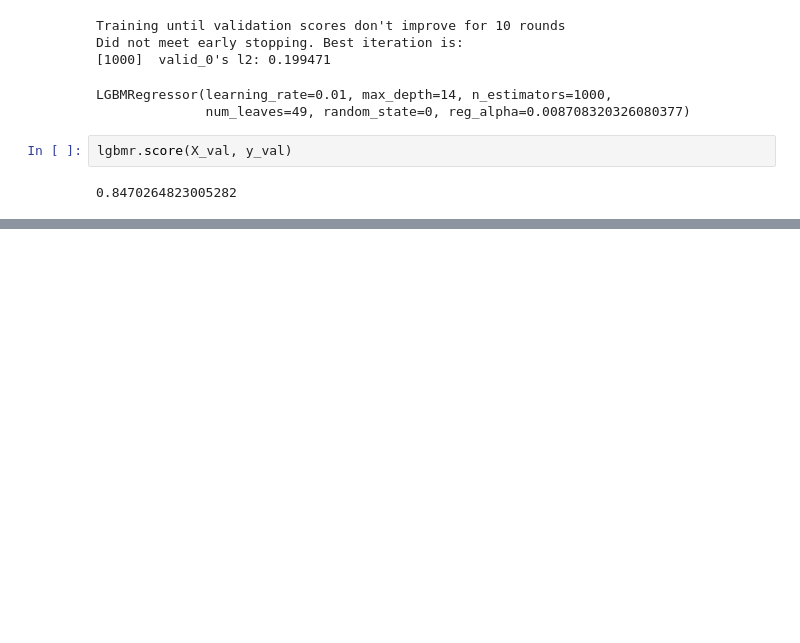
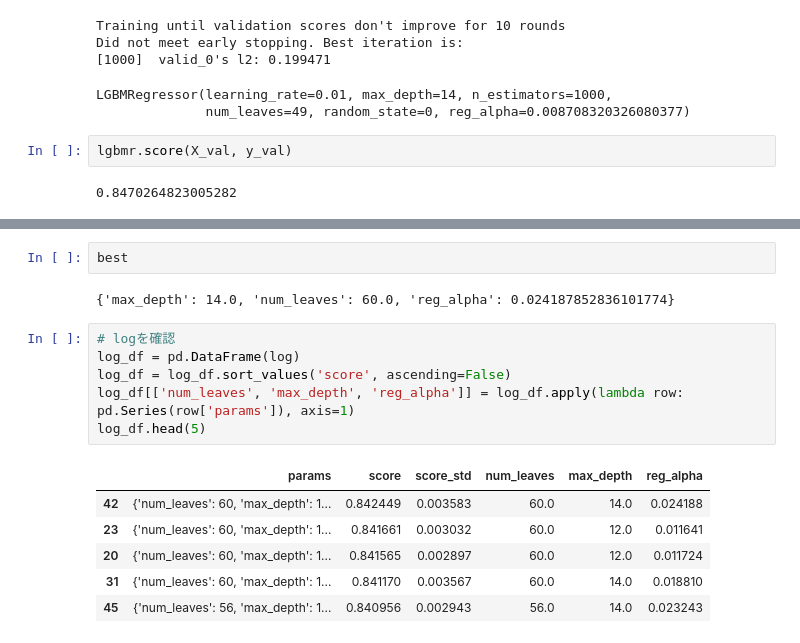
Before and after one commit to pajannat/my-learning, a Jupyter notebook: Kame_Udemy_MLCourse_Part3/tuning.ipynb, the cells around one changed output, grey strips where cells are left out. Drawn from its saved outputs; the diff is of its cells as text; blank space fills up the shorter version.

```diff
--- a/Kame_Udemy_MLCourse_Part3/tuning.ipynb
+++ b/Kame_Udemy_MLCourse_Part3/tuning.ipynb
@@ -294,0 +338,17 @@ lgbmr.score(X_val, y_val)
+# %%
+best
+# %% [output]
+{'max_depth': 14.0, 'num_leaves': 60.0, 'reg_alpha': 0.024187852836101774}
+# %%
+# logを確認
+log_df = pd.DataFrame(log)
+log_df = log_df.sort_values('score', ascending=False)
+log_df[['num_leaves', 'max_depth', 'reg_alpha']] = log_df.apply(lambda row: pd.Series(row['params']), axis=1)
+log_df.head(5)
+# %% [output]
+|  | params | score | score_std | num_leaves | max_depth | reg_alpha |
+| 42 | {'num_leaves': 60, 'max_depth': 1... | 0.842449 | 0.003583 | 60.0 | 14.0 | 0.024188 |
+| 23 | {'num_leaves': 60, 'max_depth': 1... | 0.841661 | 0.003032 | 60.0 | 12.0 | 0.011641 |
+| 20 | {'num_leaves': 60, 'max_depth': 1... | 0.841565 | 0.002897 | 60.0 | 12.0 | 0.011724 |
+| 31 | {'num_leaves': 60, 'max_depth': 1... | 0.841170 | 0.003567 | 60.0 | 14.0 | 0.018810 |
+| 45 | {'num_leaves': 56, 'max_depth': 1... | 0.840956 | 0.002943 | 56.0 | 14.0 | 0.023243 |
```
Also changed, not shown: parts of 5 cells of this notebook.
